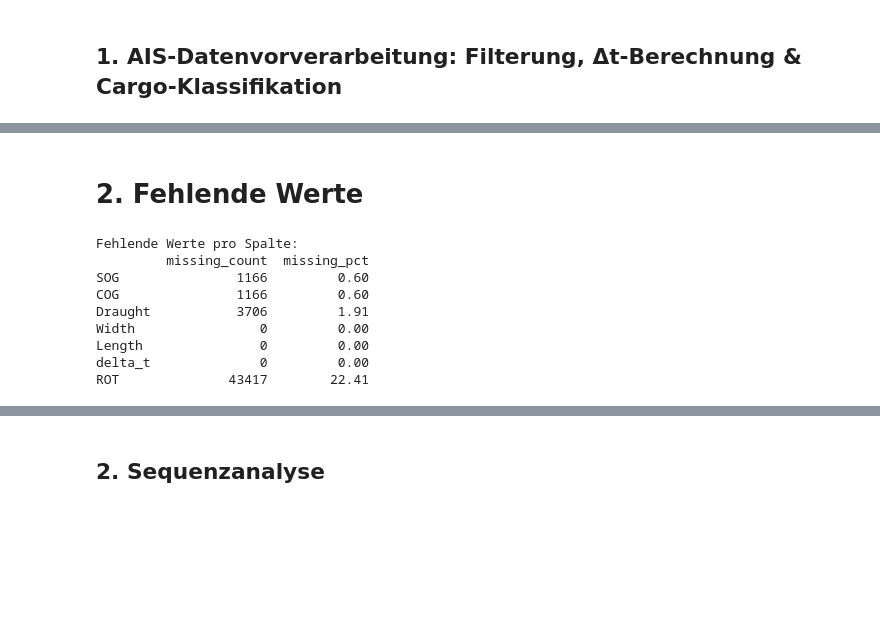
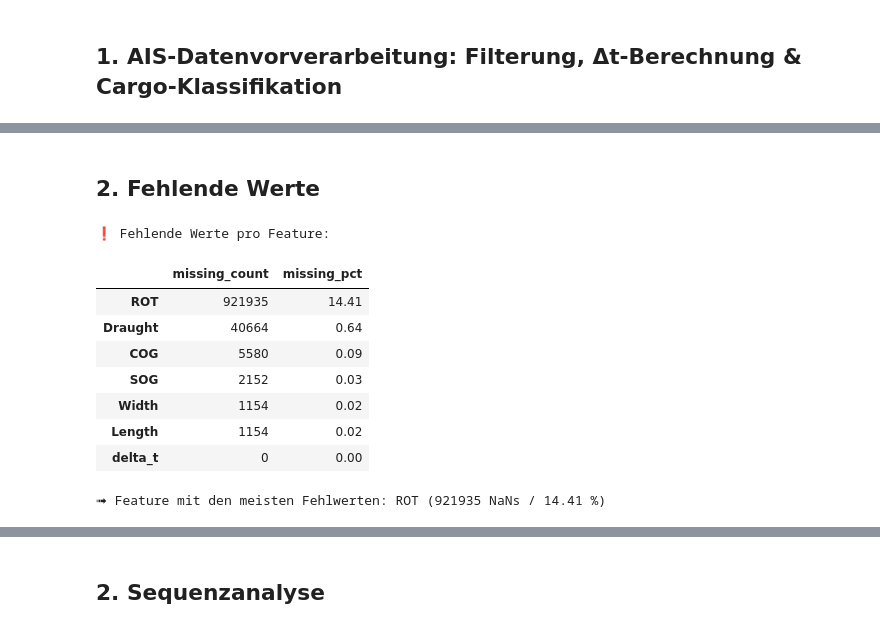
Before and after one commit to AI-lly/plotseamap, a Jupyter notebook: test2.ipynb, the cells around one changed output, grey strips where cells are left out. Drawn from its saved outputs; the diff is of its cells as text; code cells hidden in the pictures; blank space fills up the shorter version.

```diff
--- a/test2.ipynb
+++ b/test2.ipynb
@@ -97,26 +107,28 @@ Name: count, dtype: int64
 # %% [markdown]
-# 2. Fehlende Werte
+## 2. Fehlende Werte
 # %%
 # ───────────────────────────────────────────────────────────────────────
-# 7) Fehlende Werte prüfen
+# 6) Fehlende Werte pro Feature analysieren
 # ───────────────────────────────────────────────────────────────────────
-cols_of_interest = ["SOG", "COG", "Draught", "Width", "Length", "delta_t", "ROT"]
-missing = df[cols_of_interest].isna().sum()
-missing_pct = (missing / len(df) * 100).round(2)
+cols = ["SOG", "COG", "Draught", "Width", "Length", "delta_t", "ROT"]
+missing_count = df[cols].isna().sum()
+missing_pct   = (missing_count / len(df) * 100).round(2)
+missing_df = pd.DataFrame({
+    "missing_count": missing_count,
+    "missing_pct":   missing_pct
+}).sort_values("missing_count", ascending=False)
 
-missing_summary = pd.DataFrame({
-    "missing_count": missing,
-    "missing_pct":   missing_pct
-})
-print("\nFehlende Werte pro Spalte:")
-print(missing_summary)
+print("❗ Fehlende Werte pro Feature:")
+display(missing_df)
+print(f"➟ Feature mit den meisten Fehlwerten: {missing_df.index[0]} ({missing_df.iloc[0,0]} NaNs / {missing_df.iloc[0,1]} %)\n")
 # %% [output]
-Fehlende Werte pro Spalte:
-         missing_count  missing_pct
-SOG               1166         0.60
-COG               1166         0.60
-Draught           3706         1.91
-Width                0         0.00
-Length               0         0.00
-delta_t              0         0.00
-ROT              43417        22.41
+❗ Fehlende Werte pro Feature:
+|  | missing_count | missing_pct |
+| ROT | 921935 | 14.41 |
+| Draught | 40664 | 0.64 |
+| COG | 5580 | 0.09 |
+| SOG | 2152 | 0.03 |
+| Width | 1154 | 0.02 |
+| Length | 1154 | 0.02 |
+| delta_t | 0 | 0.00 |
+➟ Feature mit den meisten Fehlwerten: ROT (921935 NaNs / 14.41 %)
```
Also changed, not shown: parts of 12 cells of this notebook, 6 other files.
